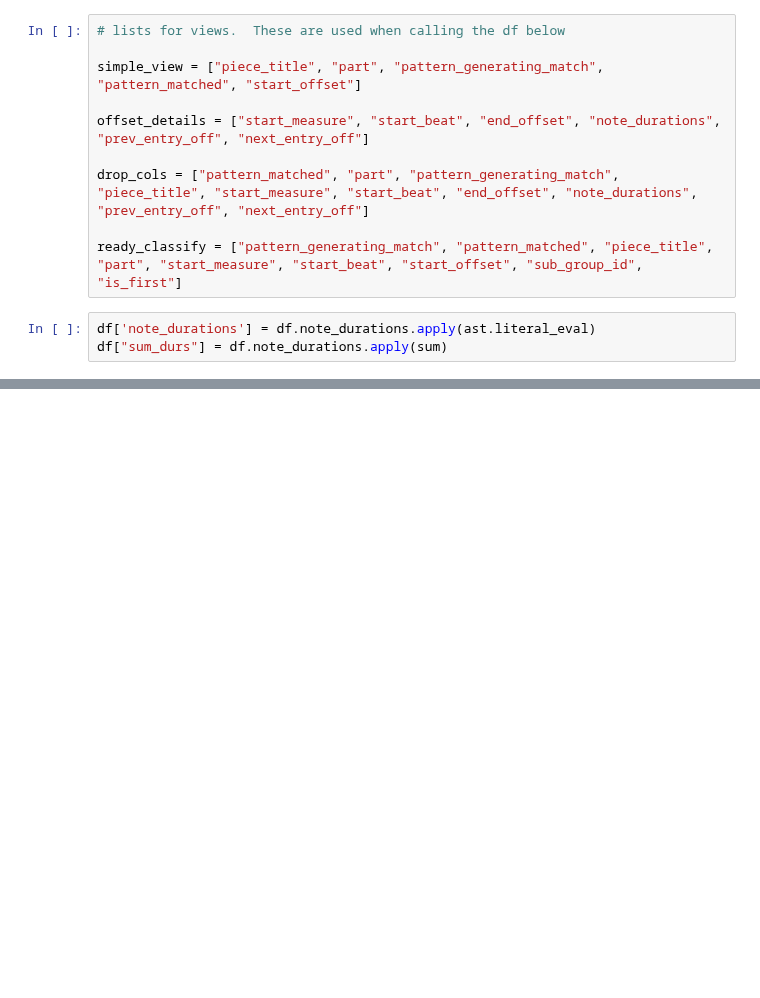
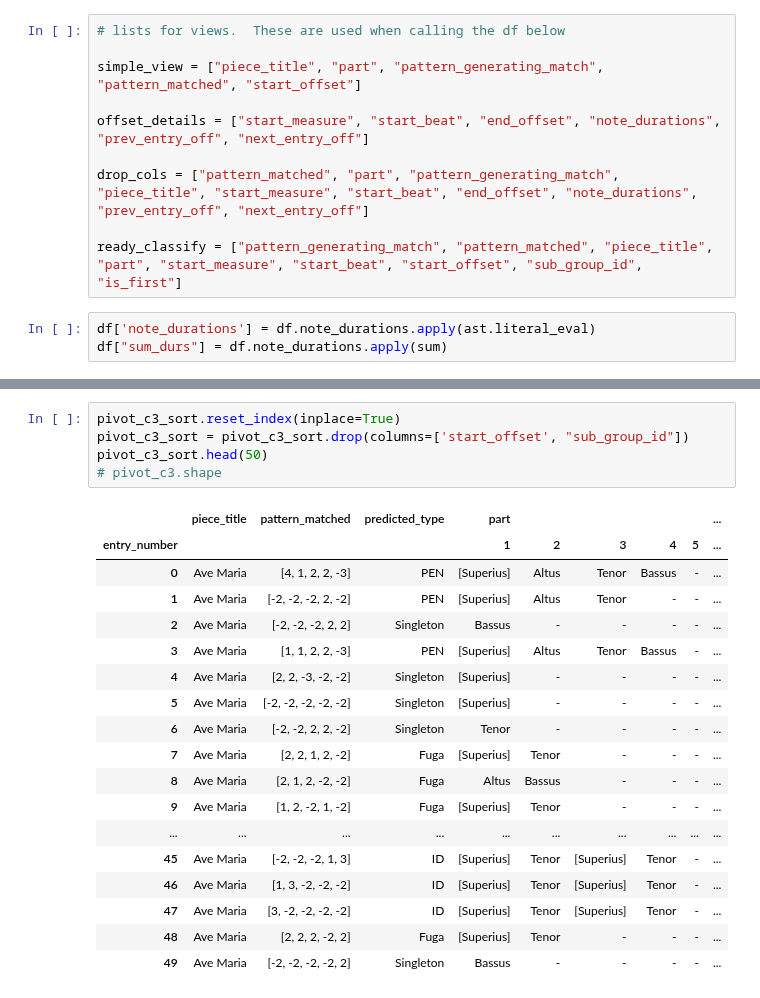
Before and after one commit to RichardFreedman/CRIM-notebooks, a Jupyter notebook: CRIM/CRIM_Group_Tests.ipynb, the cells around one changed output, grey strips where cells are left out. Cells and saved outputs as stored; diff of their text form; blank space fills up the shorter version.

```diff
--- a/CRIM/CRIM_Group_Tests.ipynb
+++ b/CRIM/CRIM_Group_Tests.ipynb
@@ -252,0 +201,24 @@ pivot_c6_sort
+# %%
+pivot_c3_sort.reset_index(inplace=True)
+pivot_c3_sort = pivot_c3_sort.drop(columns=['start_offset', "sub_group_id"])
+pivot_c3_sort.head(50)
+# pivot_c3.shape
+# %% [output]
+|  | piece_title | pattern_matched | predicted_type | part |  |  |  |  | ... |
+| entry_number |  |  |  | 1 | 2 | 3 | 4 | 5 | ... |
+| 0 | Ave Maria | [4, 1, 2, 2, -3] | PEN | [Superius] | Altus | Tenor | Bassus | - | ... |
+| 1 | Ave Maria | [-2, -2, -2, 2, -2] | PEN | [Superius] | Altus | Tenor | - | - | ... |
+| 2 | Ave Maria | [-2, -2, -2, 2, 2] | Singleton | Bassus | - | - | - | - | ... |
+| 3 | Ave Maria | [1, 1, 2, 2, -3] | PEN | [Superius] | Altus | Tenor | Bassus | - | ... |
+| 4 | Ave Maria | [2, 2, -3, -2, -2] | Singleton | [Superius] | - | - | - | - | ... |
+| 5 | Ave Maria | [-2, -2, -2, -2, -2] | Singleton | [Superius] | - | - | - | - | ... |
+| 6 | Ave Maria | [-2, -2, 2, 2, -2] | Singleton | Tenor | - | - | - | - | ... |
+| 7 | Ave Maria | [2, 2, 1, 2, -2] | Fuga | [Superius] | Tenor | - | - | - | ... |
+| 8 | Ave Maria | [2, 1, 2, -2, -2] | Fuga | Altus | Bassus | - | - | - | ... |
+| 9 | Ave Maria | [1, 2, -2, 1, -2] | Fuga | [Superius] | Tenor | - | - | - | ... |
+| ... | ... | ... | ... | ... | ... | ... | ... | ... | ... |
+| 45 | Ave Maria | [-2, -2, -2, 1, 3] | ID | [Superius] | Tenor | [Superius] | Tenor | - | ... |
+| 46 | Ave Maria | [1, 3, -2, -2, -2] | ID | [Superius] | Tenor | [Superius] | Tenor | - | ... |
+| 47 | Ave Maria | [3, -2, -2, -2, -2] | ID | [Superius] | Tenor | [Superius] | Tenor | - | ... |
+| 48 | Ave Maria | [2, 2, 2, -2, 2] | Fuga | [Superius] | Tenor | - | - | - | ... |
+| 49 | Ave Maria | [-2, -2, -2, -2, 2] | Singleton | Bassus | - | - | - | - | ... |
```
Also changed, not shown: parts of 11 cells of this notebook, 5 other files.
